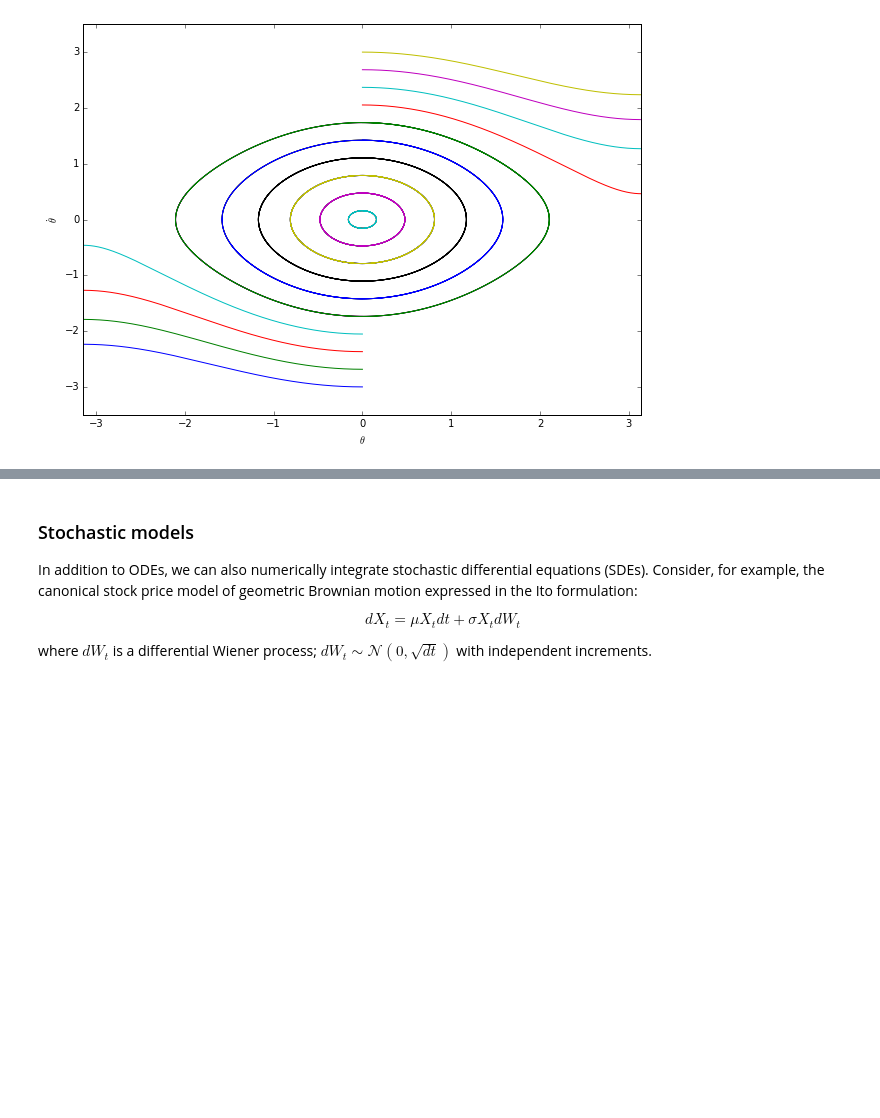
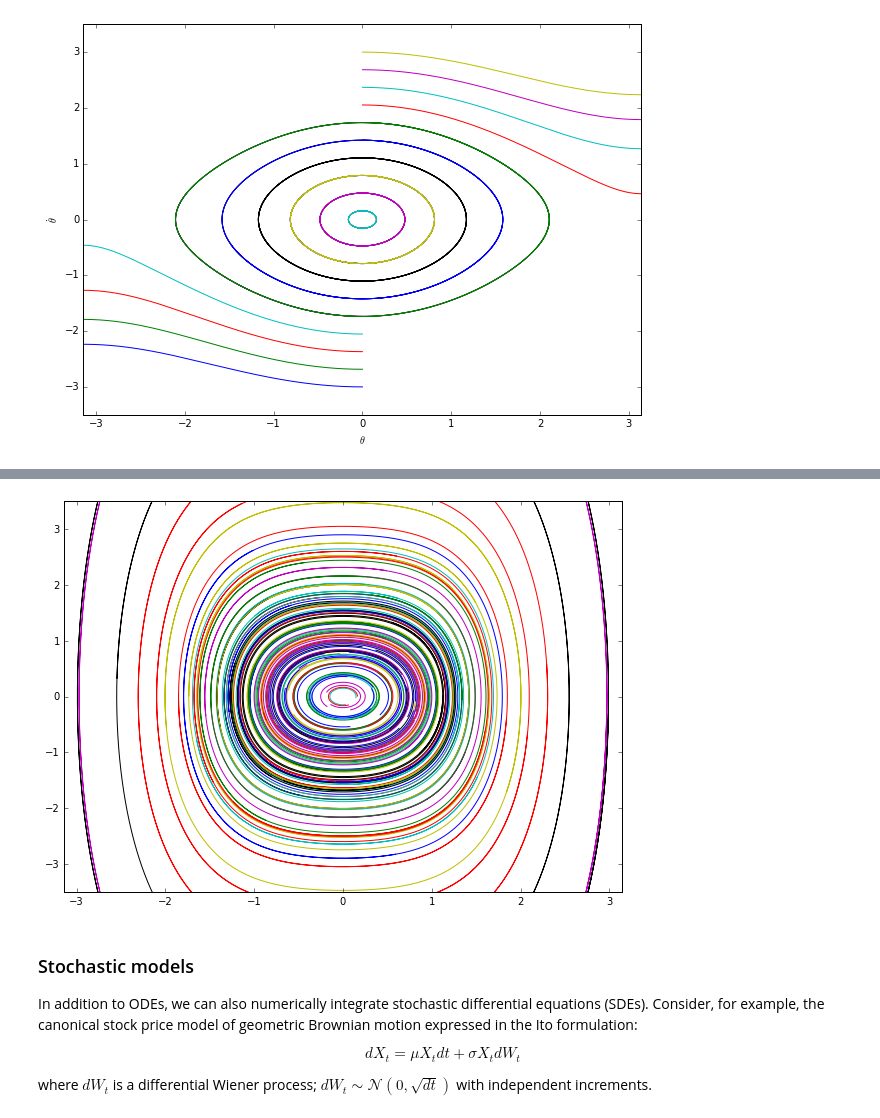
Before and after one commit to mvarnold/dynsys, a Jupyter notebook: examples.ipynb, the cells around one changed output, grey strips where cells are left out. Saved outputs shown, nothing was run; the diff lists cells and outputs as text; code cells hidden in the pictures; blank space fills up the shorter version.

```diff
--- a/examples.ipynb
+++ b/examples.ipynb
@@ -138,3 +183,30 @@ plt.show()
+# %%
+distparams = {'mean' : [0., 0.],
+              'cov' : [[1., 0.], [0., 1.]],
+              'size' : 100}
+
+t0 = 0.
+T = 5.
+dt = 0.00005
+
+def f(x, t):
+    return np.asarray( [x[1],
+                        -1. * x[0] - x[0]**3.] )
+
+fig, ax = plt.subplots(1, 1, figsize=(10, 7))
+paths, time = euler_forward_randomICs(f, t0, T, dt,
+                                     'multivariate_normal',
+                                     distparams)
+
+for path in paths:
+    ax.plot(path[:, 0], path[:, 1])
+
+ax.set_xlim(-np.pi, np.pi)
+ax.set_ylim(-3.5, 3.5)
+
+plt.show()
+# %% [output]
+[figure, added]
 # %% [markdown]
 ### Stochastic models
 
```
Also changed, not shown: parts of 7 cells of this notebook, 1 other file.
